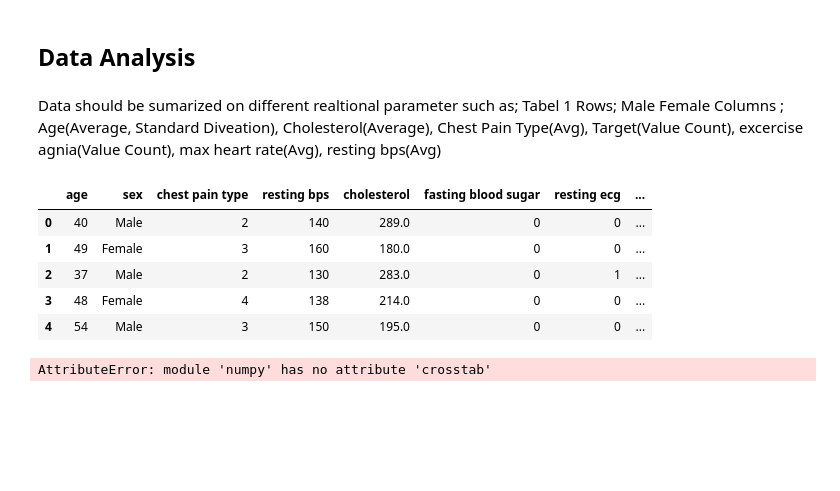
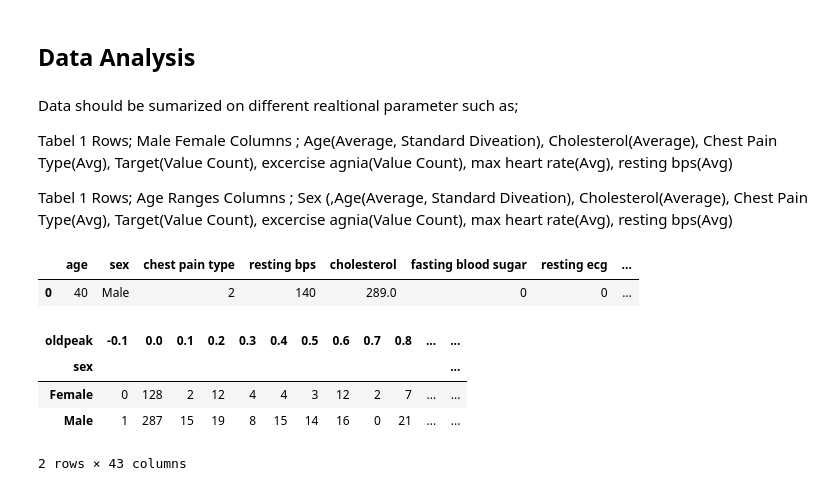
Before and after one commit to Astro0re/Data, a Jupyter notebook: Heart Disease/Heart Disease analysis.ipynb, the cells around one changed output. Drawn from its saved outputs; the diff is of its cells as text; code cells hidden in the pictures; blank space fills up the shorter version.

```diff
--- a/Heart Disease/Heart Disease analysis.ipynb
+++ b/Heart Disease/Heart Disease analysis.ipynb
@@ -269,15 +254,16 @@ High_Peak_ECG
 ## Data Analysis
 # %% [markdown]
 Data should be sumarized on different realtional parameter such as;
+
 Tabel 1
 Rows; Male Female
 Columns ; Age(Average, Standard Diveation), Cholesterol(Average), Chest Pain Type(Avg), Target(Value Count), excercise agnia(Value Count), max heart rate(Avg), resting bps(Avg)
+
+Tabel 1
+Rows; Age Ranges
+Columns ; Sex (,Age(Average, Standard Diveation), Cholesterol(Average), Chest Pain Type(Avg), Target(Value Count), excercise agnia(Value Count), max heart rate(Avg), resting bps(Avg)
 # %%
-Hrt.head()
+Hrt.head(1)
 # %% [output]
 |  | age | sex | chest pain type | resting bps | cholesterol | fasting blood sugar | resting ecg | ... |
 | 0 | 40 | Male | 2 | 140 | 289.0 | 0 | 0 | ... |
-| 1 | 49 | Female | 3 | 160 | 180.0 | 0 | 0 | ... |
-| 2 | 37 | Male | 2 | 130 | 283.0 | 0 | 1 | ... |
-| 3 | 48 | Female | 4 | 138 | 214.0 | 0 | 0 | ... |
-| 4 | 54 | Male | 3 | 150 | 195.0 | 0 | 0 | ... |
@@ -284,6 +272,10 @@ Hrt.head()
 # %%
-nu.crosstab(Hrt['sex'], Hrt['oldpeak'])
+pd.crosstab(Hrt.sex, Hrt.oldpeak)
 # %% [output]
+| oldpeak | -0.1 | 0.0 | 0.1 | 0.2 | 0.3 | 0.4 | 0.5 | 0.6 | 0.7 | 0.8 | ... | ... |
+| sex |  |  |  |  |  |  |  |  |  |  |  | ... |
+| Female | 0 | 128 | 2 | 12 | 4 | 4 | 3 | 12 | 2 | 7 | ... | ... |
+| Male | 1 | 287 | 15 | 19 | 8 | 15 | 14 | 16 | 0 | 21 | ... | ... |
-AttributeError: module 'numpy' has no attribute 'crosstab'
+2 rows × 43 columns
 # %%
 Analysis = df.
```
Also changed, not shown: parts of 57 cells of this notebook, 1 other file.
